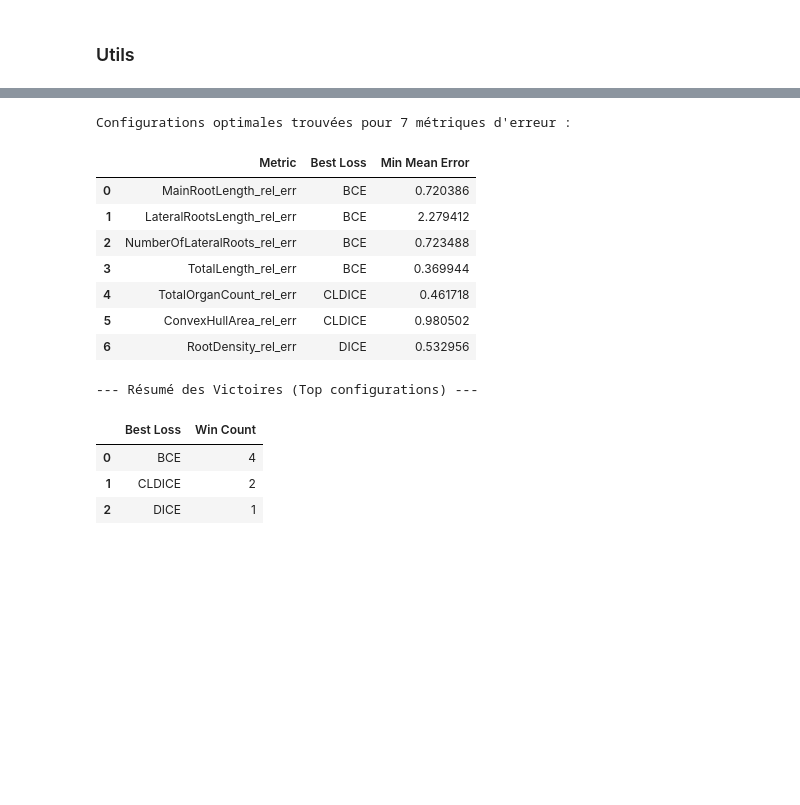
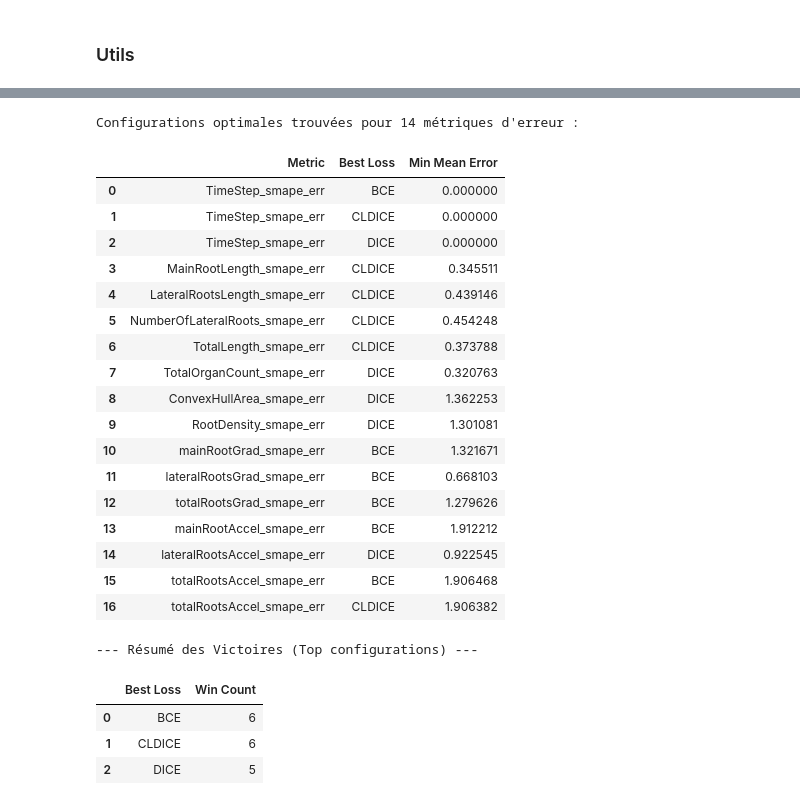
Before and after one commit to Money-eng/ChronoRoot, a Jupyter notebook: Metrics_analysis.ipynb, the cells around one changed output, grey strips where cells are left out. Saved outputs shown, nothing was run; the diff lists cells and outputs as text; code cells hidden in the pictures; blank space fills up the shorter version.

```diff
--- a/Metrics_analysis.ipynb
+++ b/Metrics_analysis.ipynb
@@ -164,17 +205,17 @@ max_for_each_loss_name
 ### Morpho
 # %%
 merge_keys = ["box_name", "img_num", "plant_num", "Time elapsed (hours)", "Acquisition Time"]
-df_merged_morpho = pd.merge(
-    df_plant_morpho,
+df_merged = pd.merge(
+    df_morpho_dync,
     df_ground_truth,
     on=merge_keys,
     how="inner",
     suffixes=('_pred', '_gt')
 )
 
-measurement_cols = [col for col in df_merged_morpho.columns if col.endswith('_pred') or col.endswith('_gt')]
-df_merged_morpho = df_merged_morpho[merge_keys + measurement_cols + ["loss_name", "epoch"]]
+measurement_cols = [col for col in df_merged.columns if col.endswith('_pred') or col.endswith('_gt')]
+df_merged = df_merged[merge_keys + measurement_cols + ["loss", "epoch"]]
 
-df_merged_morpho.head()
+df_merged.head()
 # %% [output]
 |  | box_name | img_num | plant_num | Time elapsed (hours) | Acquisition Time | TimeStep_pred | ... |
@@ -522,28 +367,0 @@ df_best
-# %%
-import pandas as pd
-from IPython.display import display
-
-dync_target_metrics = [m for m in plant_errors2 if 'rel_err' in m]
-df_grouped = df_dynamic_log[df_dynamic_log['epoch'] == df_dynamic_log['epoch'].max()].groupby(['loss_name'])[dync_target_metrics].mean()
-
-# get model_name, loss_name, abs and rel for each metric that is minimum
-best_configs = []
-for metric in dync_target_metrics:
-    try:
-
-        min_val = df_grouped[metric].min()
-
-        winners = df_grouped[df_grouped[metric] <= min_val + 1e-3]
-
-        for loss, row in winners.iterrows():
-            best_configs.append({
-                'Metric': metric,
-                'Best Loss': loss,
-                'Min Mean Error': row[metric]
-            })
-    except KeyError:
-        print(f"Metric {metric} not found in dynamic log - skipping.")
-
-
-df_best = pd.DataFrame(best_configs)
-df_best
@@ -558,45 +368,55 @@ df_best
 # %%
 import pandas as pd
 from IPython.display import display
 
-target_metrics = [m for m in plant_errors if 'rel_err' in m ]
-# keep last epoch for each model_name and loss_name combination
-df_grouped = df_morpho_log[df_morpho_log['epoch'] == df_morpho_log['epoch'].max()].groupby(['loss_name'])[target_metrics].mean()
+target_metrics = [m for m in plant_errors if 'smape' in m]
+# keep last epoch for each model and loss combination
+df_grouped = df_diff_log[df_diff_log['epoch'] == df_diff_log['epoch'].max()].groupby(['loss'])[target_metrics].mean()
 
 best_configs = []
 
 for metric in target_metrics:
     min_val = df_grouped[metric].min()
 
     winners = df_grouped[df_grouped[metric] <= min_val + 1e-4]
 
     for loss, row in winners.iterrows():
         best_configs.append({
             'Metric': metric,
             'Best Loss': loss,
             'Min Mean Error': row[metric]
         })
 
 df_best = pd.DataFrame(best_configs)
 
 print(f"Configurations optimales trouvées pour {len(target_metrics)} métriques d'erreur :")
 display(df_best.style.background_gradient(subset=['Min Mean Error'], cmap='Greens_r'))
 
 print("\n--- Résumé des Victoires (Top configurations) ---")
 summary = df_best.groupby(['Best Loss']).size().reset_index(name='Win Count')
 display(summary.sort_values('Win Count', ascending=False))
 # %% [output]
-Configurations optimales trouvées pour 7 métriques d'erreur :
+Configurations optimales trouvées pour 14 métriques d'erreur :
 |  | Metric | Best Loss | Min Mean Error |
-| 0 | MainRootLength_rel_err | BCE | 0.720386 |
-| 1 | LateralRootsLength_rel_err | BCE | 2.279412 |
-| 2 | NumberOfLateralRoots_rel_err | BCE | 0.723488 |
-| 3 | TotalLength_rel_err | BCE | 0.369944 |
-| 4 | TotalOrganCount_rel_err | CLDICE | 0.461718 |
-| 5 | ConvexHullArea_rel_err | CLDICE | 0.980502 |
-| 6 | RootDensity_rel_err | DICE | 0.532956 |
+| 0 | TimeStep_smape_err | BCE | 0.000000 |
+| 1 | TimeStep_smape_err | CLDICE | 0.000000 |
+| 2 | TimeStep_smape_err | DICE | 0.000000 |
+| 3 | MainRootLength_smape_err | CLDICE | 0.345511 |
+| 4 | LateralRootsLength_smape_err | CLDICE | 0.439146 |
+| 5 | NumberOfLateralRoots_smape_err | CLDICE | 0.454248 |
+| 6 | TotalLength_smape_err | CLDICE | 0.373788 |
+| 7 | TotalOrganCount_smape_err | DICE | 0.320763 |
+| 8 | ConvexHullArea_smape_err | DICE | 1.362253 |
+| 9 | RootDensity_smape_err | DICE | 1.301081 |
+| 10 | mainRootGrad_smape_err | BCE | 1.321671 |
+| 11 | lateralRootsGrad_smape_err | BCE | 0.668103 |
+| 12 | totalRootsGrad_smape_err | BCE | 1.279626 |
+| 13 | mainRootAccel_smape_err | BCE | 1.912212 |
+| 14 | lateralRootsAccel_smape_err | DICE | 0.922545 |
+| 15 | totalRootsAccel_smape_err | BCE | 1.906468 |
+| 16 | totalRootsAccel_smape_err | CLDICE | 1.906382 |
 --- Résumé des Victoires (Top configurations) ---
 |  | Best Loss | Win Count |
-| 0 | BCE | 4 |
-| 1 | CLDICE | 2 |
-| 2 | DICE | 1 |
+| 0 | BCE | 6 |
+| 1 | CLDICE | 6 |
+| 2 | DICE | 5 |
```
Also changed, not shown: parts of 61 cells of this notebook, 10 other files.
